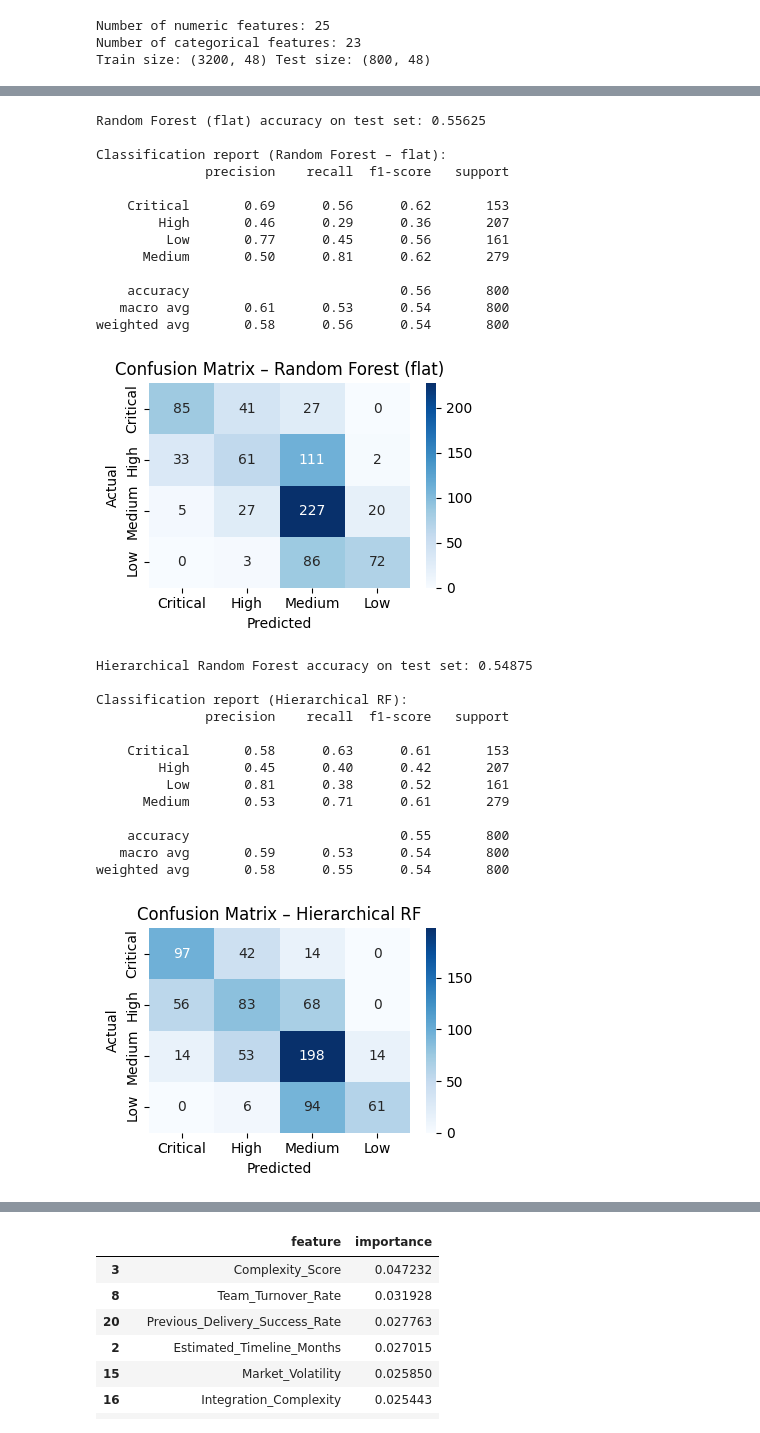
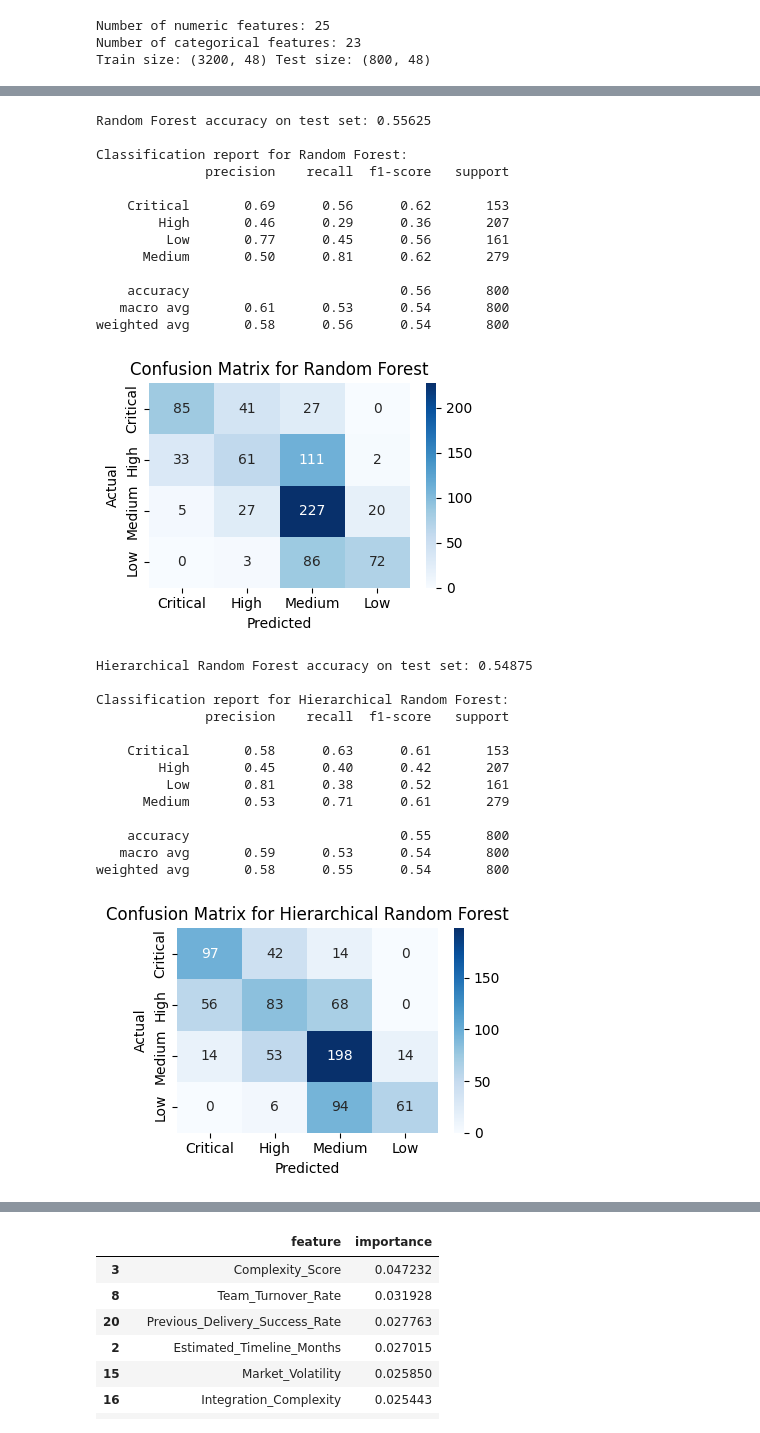
Before and after one commit to manjumk3108/AI_ML_Risk_Presdiction, a Jupyter notebook: notebooks/PM_RM.ipynb, the cells around one changed output, grey strips where cells are left out. Saved outputs shown, nothing was run; the diff lists cells and outputs as text; code cells hidden in the pictures.

```diff
--- a/notebooks/PM_RM.ipynb
+++ b/notebooks/PM_RM.ipynb
@@ -18,7 +18,7 @@ from sklearn.ensemble import RandomForestClassifier
 from sklearn.metrics import accuracy_score, classification_report, confusion_matrix
 # %%
 # Loading the dataset
-df = pd.read_csv("D:/3rd_Sem_HSF/AI_ML/project_raw_risk/project_risk_raw_dataset.csv")
+df = pd.read_csv("../data/raw_data/project_risk_raw_dataset.csv")
 
 print("Original shape:", df.shape)
 
@@ -167,7 +167,7 @@ Classification report (Logistic Regression):
 weighted avg       0.73      0.72      0.72       800
 [figure]
 # %%
-# Cell 7: Random Forest (flat 4-class)
+# Random Forest
 
 rf_pipe = Pipeline(
     steps=[
@@ -185,9 +185,9 @@ rf_pipe.fit(X_train, y_train)
 y_pred_rf = rf_pipe.predict(X_test)
 
 acc_rf = accuracy_score(y_test, y_pred_rf)
-print("Random Forest (flat) accuracy on test set:", acc_rf)
+print("Random Forest accuracy on test set:", acc_rf)
 
-print("\nClassification report (Random Forest – flat):")
+print("\nClassification report for Random Forest:")
 print(classification_report(y_test, y_pred_rf))
 
 cm_rf = confusion_matrix(y_test, y_pred_rf, labels=labels_order)
@@ -195,15 +195,15 @@ cm_rf = confusion_matrix(y_test, y_pred_rf, labels=labels_order)
 plt.figure(figsize=(4, 3))
 sns.heatmap(cm_rf, annot=True, fmt="d", cmap="Blues",
             xticklabels=labels_order, yticklabels=labels_order)
-plt.title("Confusion Matrix – Random Forest (flat)")
+plt.title("Confusion Matrix for Random Forest")
 plt.xlabel("Predicted")
 plt.ylabel("Actual")
 plt.tight_layout()
 plt.show()
 # %% [output]
-Random Forest (flat) accuracy on test set: 0.55625
+Random Forest accuracy on test set: 0.55625
 
-Classification report (Random Forest – flat):
+Classification report for Random Forest:
               precision    recall  f1-score   support
 
     Critical       0.69      0.56      0.62       153
@@ -214,11 +214,11 @@ Classification report (Random Forest – flat):
     accuracy                           0.56       800
    macro avg       0.61      0.53      0.54       800
 weighted avg       0.58      0.56      0.54       800
-[figure, old version]
+[figure, new version]
 # %%
-# Cell 8: Hierarchical Random Forest (2-stage)
+# Hierarchical Random Forest
 
-# -------- Stage 1: High-risk? (High or Critical = 1, Medium/Low = 0)
+# Stage 1: Predicting High-risk? (High or Critical = 1, Medium/Low = 0)
 y_train_highflag = y_train.isin(["High", "Critical"]).astype(int)
 
 rf_stage1 = Pipeline(
@@ -233,7 +233,7 @@ rf_stage1 = Pipeline(
 )
 rf_stage1.fit(X_train, y_train_highflag)
 
-# -------- Stage 2 (High branch): High vs Critical
+# Stage 2 (For High branch): High vs Critical
 mask_high = y_train.isin(["High", "Critical"])
 X_train_high = X_train[mask_high]
 y_train_high = y_train[mask_high].map({"High": 0, "Critical": 1})
@@ -250,7 +250,7 @@ rf_stage2_high = Pipeline(
 )
 rf_stage2_high.fit(X_train_high, y_train_high)
 
-# -------- Stage 2 (Low branch): Low vs Medium
+# Stage 2 (For Low branch): Low vs Medium
 mask_low = y_train.isin(["Low", "Medium"])
 X_train_low = X_train[mask_low]
 y_train_low = y_train[mask_low].map({"Low": 0, "Medium": 1})
@@ -268,7 +268,7 @@ rf_stage2_low = Pipeline(
 rf_stage2_low.fit(X_train_low, y_train_low)
 
 
-# -------- Helper function to predict hierarchically on a DataFrame
+# Function to predict hierarchically on a DataFrame
 def hier_predict(X_rows: pd.DataFrame) -> np.ndarray:
     preds = []
     for i in range(len(X_rows)):
@@ -288,38 +288,38 @@ def hier_predict(X_rows: pd.DataFrame) -> np.ndarray:
     return np.array(preds)
 
 
-# -------- Evaluate hierarchical model
+# Evaluate hierarchical model
 y_pred_hier = hier_predict(X_test)
 
 acc_hier = accuracy_score(y_test, y_pred_hier)
 print("Hierarchical Random Forest accuracy on test set:", acc_hier)
 
-print("\nClassification report (Hierarchical RF):")
+print("\nClassification report for Hierarchical Random Forest:")
 print(classification_report(y_test, y_pred_hier))
 
 cm_hier = confusion_matrix(y_test, y_pred_hier, labels=labels_order)
 
 plt.figure(figsize=(4, 3))
 sns.heatmap(cm_hier, annot=True, fmt="d", cmap="Blues",
             xticklabels=labels_order, yticklabels=labels_order)
-plt.title("Confusion Matrix – Hierarchical RF")
+plt.title("Confusion Matrix for Hierarchical Random Forest")
 plt.xlabel("Predicted")
 plt.ylabel("Actual")
 plt.tight_layout()
 plt.show()
 # %% [output]
 Hierarchical Random Forest accuracy on test set: 0.54875
 
-Classification report (Hierarchical RF):
+Classification report for Hierarchical Random Forest:
               precision    recall  f1-score   support
 
     Critical       0.58      0.63      0.61       153
         High       0.45      0.40      0.42       207
          Low       0.81      0.38      0.52       161
       Medium       0.53      0.71      0.61       279
 
     accuracy                           0.55       800
    macro avg       0.59      0.53      0.54       800
 weighted avg       0.58      0.55      0.54       800
-[figure, old version]
+[figure, new version]
 # %%
```
Also changed, not shown: parts of 8 cells of this notebook, 1 other file.
